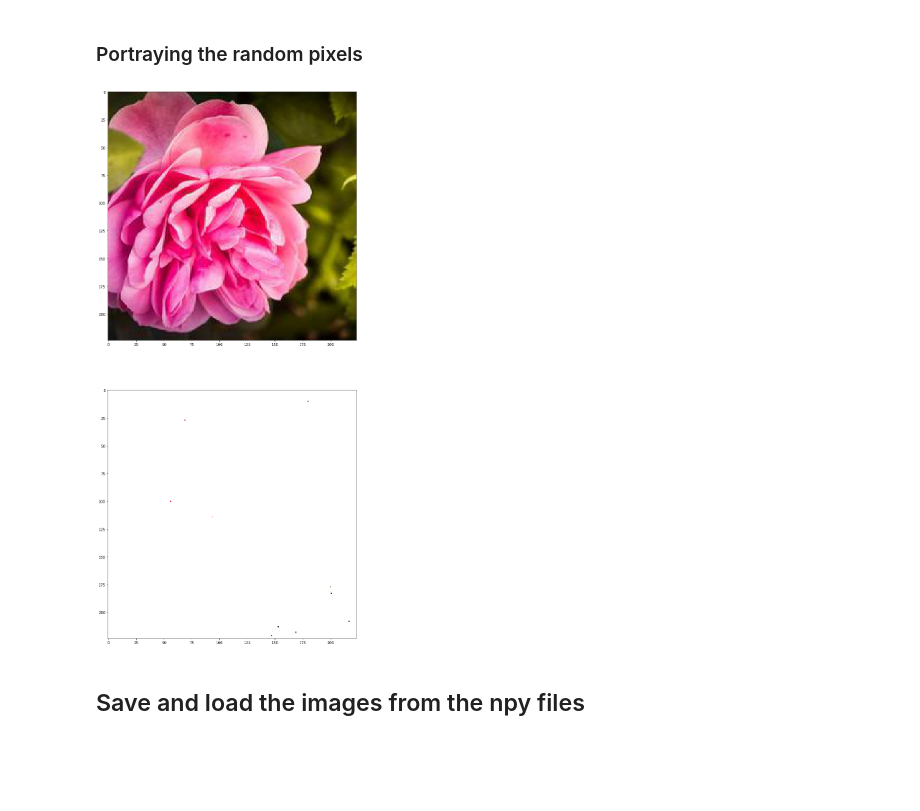
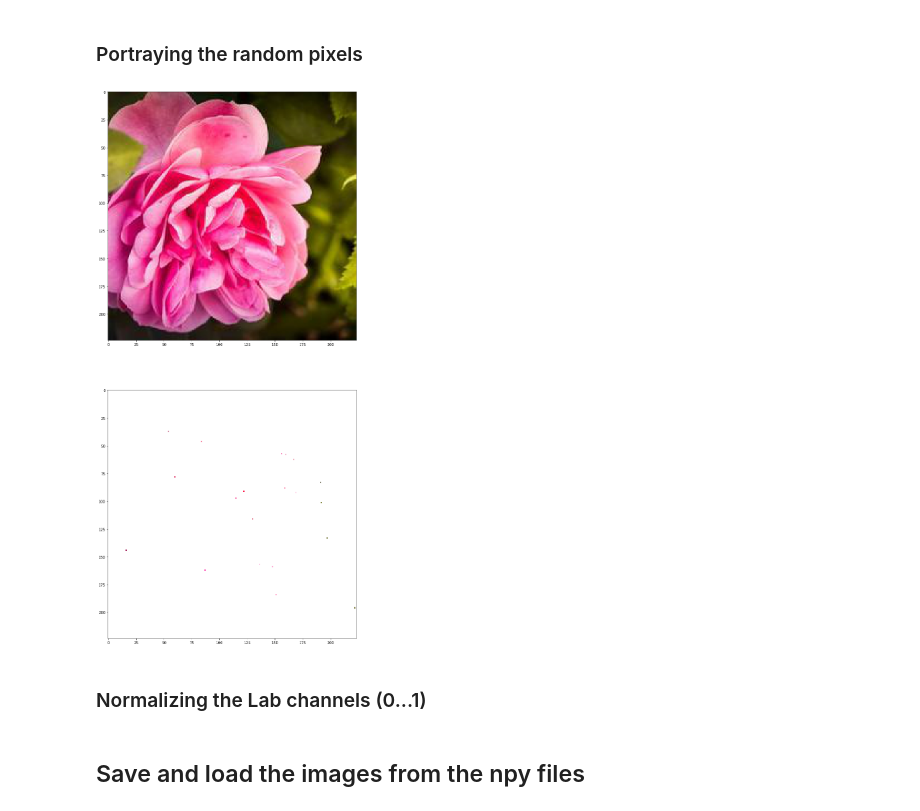
Before and after one commit to gurubib/imcol, a Jupyter notebook: MILESTONE_1/DL_nagyHF_milestone-1.ipynb, the cells around one changed output. Drawn from its saved outputs; the diff is of its cells as text; code cells hidden in the pictures; blank space fills up the shorter version.

```diff
--- a/MILESTONE_1/DL_nagyHF_milestone-1.ipynb
+++ b/MILESTONE_1/DL_nagyHF_milestone-1.ipynb
@@ -173,10 +169,10 @@ import random
 rgb_image = color.lab2rgb(imgsinLab[10])
 
 rnd_pixels = []
-rnd_nums_x = random.sample(range(0, 224), 10)
-rnd_nums_y = random.sample(range(0, 224), 10)
+rnd_nums_x = random.sample(range(0, 224), 20)
+rnd_nums_y = random.sample(range(0, 224), 20)
 
-for i in range(0, 10):
+for i in range(0, 20):
     rnd_pixels.append(rgb_image[rnd_nums_y[i], rnd_nums_x[i]])
 
 rnd_pixels
@@ -196,22 +202,24 @@ rnd_pixels
 # %%
 rnd_image = np.zeros(rgb_image.shape)
 
 rnd_image[:,:,:] = [1, 1, 1]
 
-for i in range(0, 10):
+for i in range(0, 20):
     rnd_image[rnd_nums_y[i], rnd_nums_x[i]] = rnd_pixels[i]
 
 figure = plt.figure(figsize=(30, 28))
 mtxs = []
 
 mtxs.append(np.asarray(rgb_image, dtype = "float32"))
 figure.add_subplot(2,1,len(mtxs))
 plt.imshow(rgb_image)
 
 mtxs.append(np.asarray(rnd_image, dtype = "float32"))
 figure.add_subplot(2,1,len(mtxs))
 plt.imshow(rnd_image)
 
 plt.show()
 # %% [output]
-[figure, old version]
+[figure, new version]
+# %% [markdown]
+### Normalizing the Lab channels (0...1)
```
Also changed, not shown: parts of 3 cells of this notebook.
